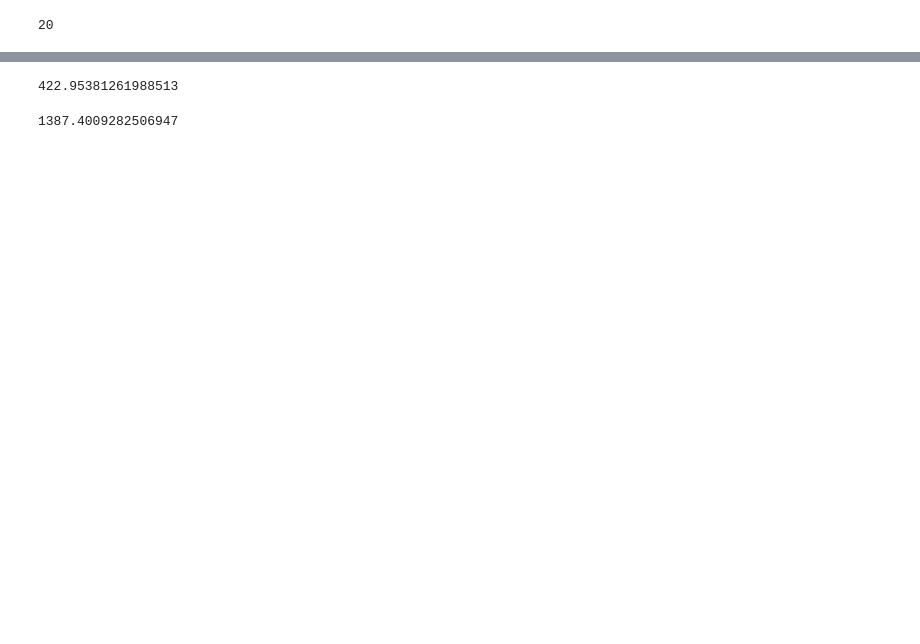
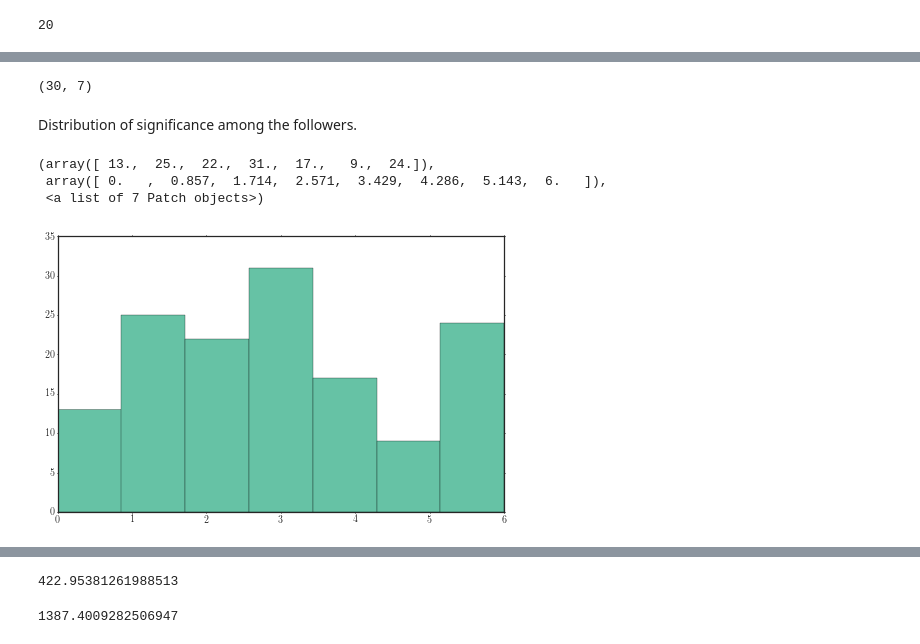
Before and after one commit to Networks-Learning/RedQueen, a Jupyter notebook: opt_broadcast.ipynb, the cells around one changed output, grey strips where cells are left out. Cells and saved outputs as stored; diff of their text form; code cells hidden in the pictures; blank space fills up the shorter version.

```diff
--- a/opt_broadcast.ipynb
+++ b/opt_broadcast.ipynb
@@ -2039,0 +2091,2 @@ plt.plot(60 * r_real_sampled.index / 10000, r_real_sampled.values)
+# %%
+hs = get_user_repository()
@@ -2039,0 +2098,20 @@ plt.plot(60 * r_real_sampled.index / 10000, r_real_sampled.values)
+# %%
+expr_times = get_start_end_time()
+scaling_factor = (expr_time.end_time - expr_time.start_time) / scaled_period
+# num_segments = 6
+# real_segment_len =  (60 * 60 * 24 / 6)
+
+num_segments = 7
+real_segment_len = 60 * 60 * 24
+
+user_significance = find_significance(
+    user_id=sim_opts.src_id,
+    user_repository=hs,
+    num_segments=num_segments,
+    segment_length=real_segment_len,
+    return_tweet_times=True
+)
+
+sig_opts = Deco.Options(num_segments=num_segments,
+                        segment_length=real_segment_len / scaling_factor,
+                        start_time=0)
@@ -2039,0 +2120,17 @@ plt.plot(60 * r_real_sampled.index / 10000, r_real_sampled.values)
+# %%
+sig.shape
+# %% [output]
+(30, 7)
+# %% [markdown]
+Distribution of significance among the followers.
+# %%
+plt.hist(convert_to_bins([x for x in hs.get_user_tweets(sim_opts.src_id) if x < expr_times.start_time],
+                         start_time=expr_times.start_time,
+                         num_segments=num_segments,
+                         segment_length=real_segment_len),
+         bins=7)
+# %% [output]
+(array([ 13.,  25.,  22.,  31.,  17.,   9.,  24.]),
+ array([ 0.   ,  0.857,  1.714,  2.571,  3.429,  4.286,  5.143,  6.   ]),
+ <a list of 7 Patch objects>)
+[figure, added]
```
Also changed, not shown: parts of 67 cells of this notebook.
